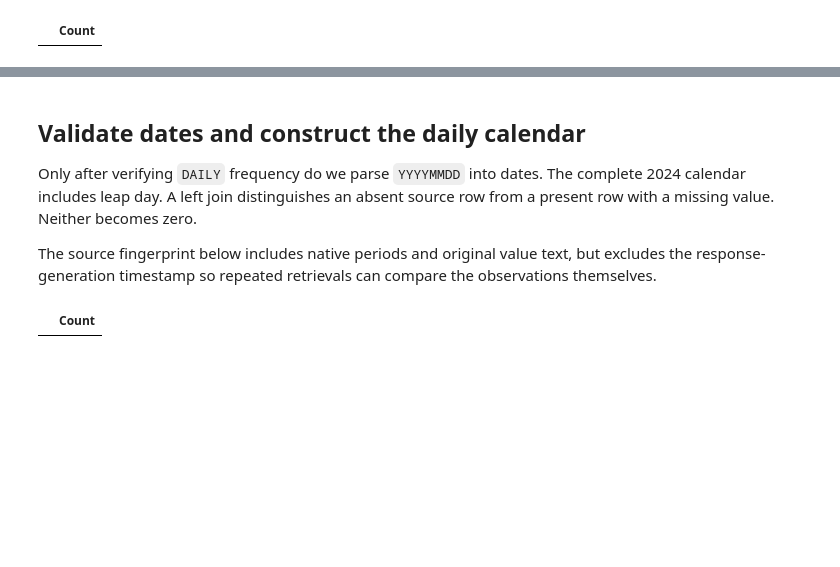
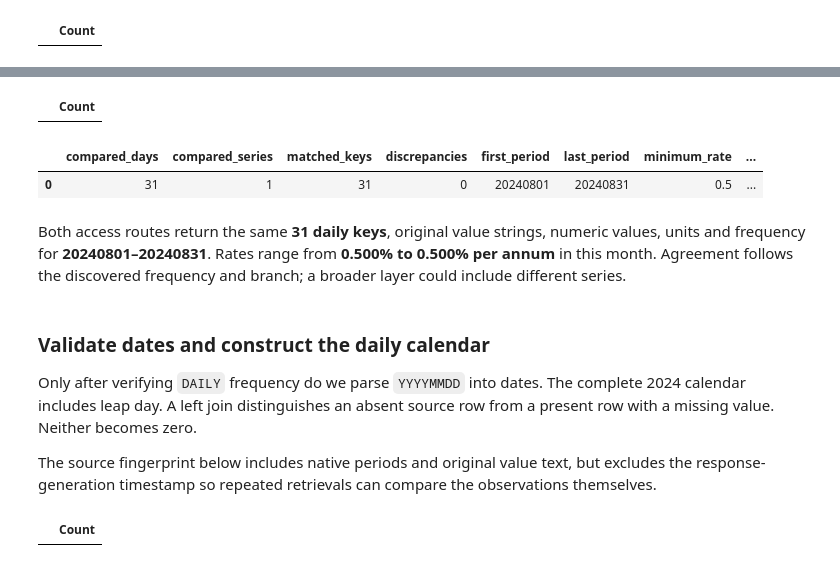
Before and after one commit to Query-farm/vgi-boj, a Jupyter notebook: notebooks/01_rate_steps_and_trailing_means.ipynb, the cells around one changed output, grey strips where cells are left out. Drawn from its saved outputs; the diff is of its cells as text; code cells hidden in the pictures; blank space fills up the shorter version.

```diff
--- a/notebooks/01_rate_steps_and_trailing_means.ipynb
+++ b/notebooks/01_rate_steps_and_trailing_means.ipynb
@@ -118,0 +171,16 @@ prose(f"**{m['name']}** is returned in **{m.unit}**, at **{m.frequency}** freque
+# %%
+%%sql
+CREATE TABLE layer_month AS
+SELECT * FROM boj.main.layer_observations('IR01','D','1,1',
+ start_period := '202408', end_period := '202408', language := 'en', max_rows := 0);
+CREATE TABLE route_comparison AS
+SELECT coalesce(c.series_code,l.series_code) AS series_code,
+       coalesce(c.period,l.period) AS period,c.value AS code_value,l.value AS layer_value,
+       c.period IS NOT NULL AS code_present,l.period IS NOT NULL AS layer_present,
+       c.value_text IS NOT DISTINCT FROM l.value_text AS original_text_equal,
+       c.value IS NOT DISTINCT FROM l.value AS numeric_equal,
+       c.frequency IS NOT DISTINCT FROM l.frequency AND c.unit IS NOT DISTINCT FROM l.unit AS metadata_equal
+FROM (SELECT * FROM source_observations WHERE period BETWEEN '20240801' AND '20240831') c
+FULL OUTER JOIN layer_month l USING (series_code,period);
+# %% [output]
+|  | Count |
@@ -119,5 +195,21 @@ prose(f"**{m['name']}** is returned in **{m.unit}**, at **{m.frequency}** freque
+# %%
+display(route_audit)
+r = route_audit.iloc[0]
+assert (
+    r.compared_days == 31
+    and r.compared_series == 1
+    and r.matched_keys == 31
+    and r.discrepancies == 0
+)
+prose(
+    f"Both access routes return the same **{int(r.compared_days)} daily keys**, original value strings, numeric values, units and frequency for **{r.first_period}–{r.last_period}**. Rates range from **{r.minimum_rate:.3f}% to {r.maximum_rate:.3f}% per annum** in this month. Agreement follows the discovered frequency and branch; a broader layer could include different series."
+)
+# %% [output]
+|  | compared_days | compared_series | matched_keys | discrepancies | first_period | last_period | minimum_rate | ... |
+| 0 | 31 | 1 | 31 | 0 | 20240801 | 20240831 | 0.5 | ... |
+Both access routes return the same **31 daily keys**, original value strings, numeric values, units and frequency for **20240801–20240831**. Rates range from **0.500% to 0.500% per annum** in this month. Agreement follows the discovered frequency and branch; a broader layer could include different series.
 # %% [markdown]
-## Validate dates and construct the daily calendar
+### Validate dates and construct the daily calendar
 
 Only after verifying `DAILY` frequency do we parse `YYYYMMDD` into dates. The complete 2024 calendar includes leap day. A left join distinguishes an absent source row from a present row with a missing value. Neither becomes zero.
 
```
Also changed, not shown: parts of 28 cells of this notebook, 12 other files.
